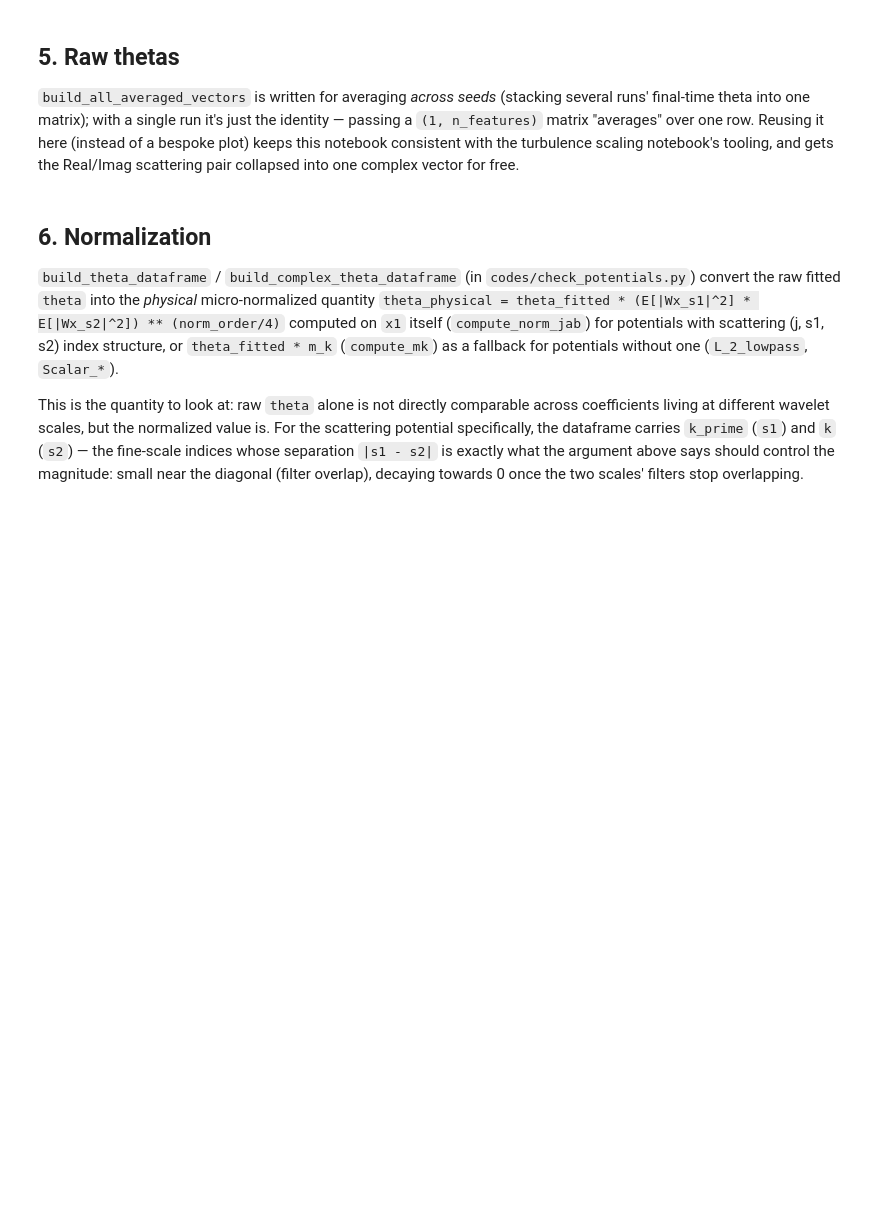
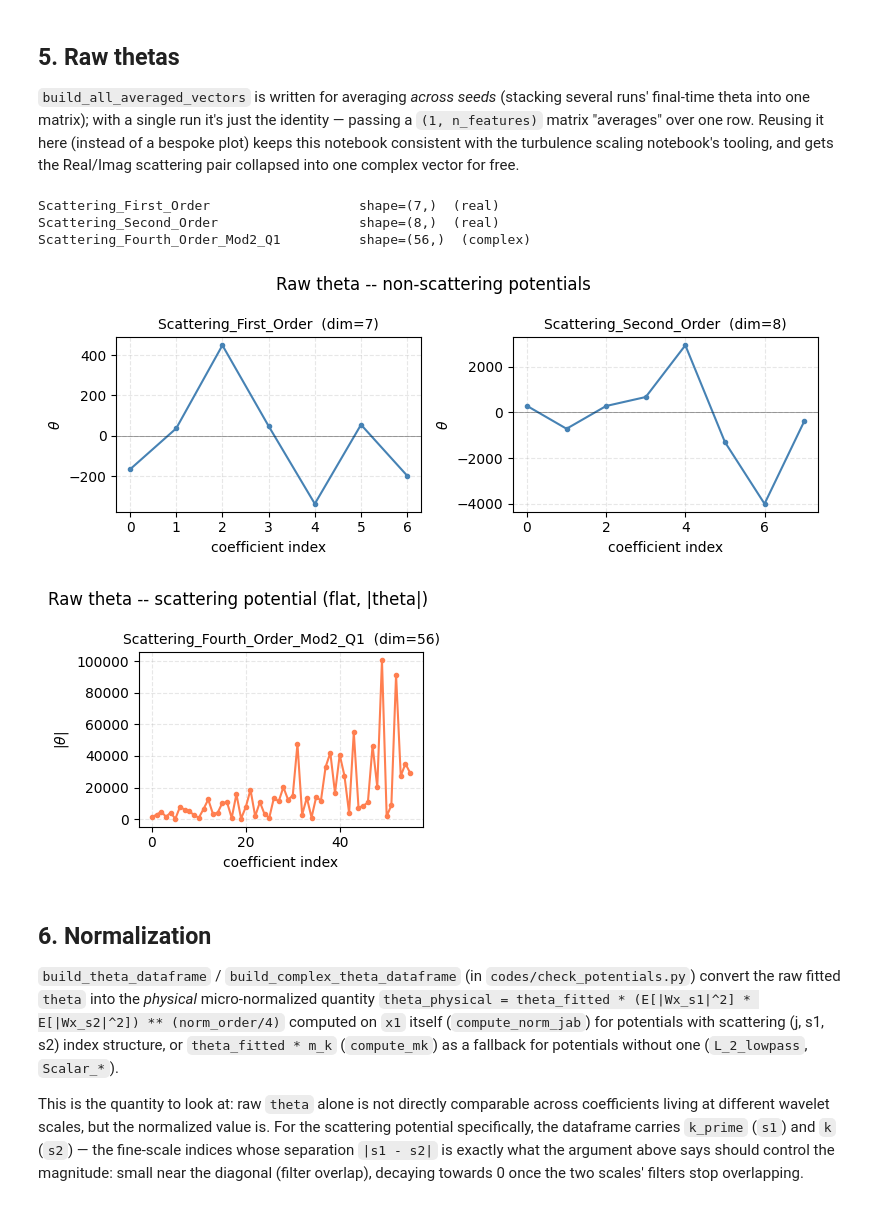
Before and after one commit to zelk-oss/MGD-for-Maximum-Entropy-Generation, a Jupyter notebook: gaussian_experiment/gaussian_theta_scaling.ipynb, the cells around one changed output. Drawn from its saved outputs; the diff is of its cells as text; code cells hidden in the pictures; blank space fills up the shorter version.

```diff
--- a/gaussian_experiment/gaussian_theta_scaling.ipynb
+++ b/gaussian_experiment/gaussian_theta_scaling.ipynb
@@ -181,21 +192,21 @@ potentials = get_1d_potentials(
     filters_Q=filters_Q, filters_Phi=filters_Phi,
 )
 
-potentials_dir = root / 'experiments' / resolved_config / 'fitted_potentials'
-if not potentials_dir.exists():
-    raise FileNotFoundError(f"No fitted_potentials dir at {potentials_dir}")
+# potentials_dir = root / 'experiments' / resolved_config / 'fitted_potentials'
+# if not potentials_dir.exists():
+#     raise FileNotFoundError(f"No fitted_potentials dir at {potentials_dir}")
 
-for name, p in potentials.items():
-    p.to(device)
-    if not hasattr(p, 'is_fitted'):
-        continue
-    state_path = potentials_dir / f'{name}.pt'
-    if not state_path.exists():
-        raise FileNotFoundError(f"[{name}] missing fitted state at {state_path}")
-    own_filters = p.filters
-    loaded_p = type(p).load_fixed_parameters(state_path, own_filters, map_location=device)
-    loaded_p.to(device)
-    potentials[name] = loaded_p
+# for name, p in potentials.items():
+#     p.to(device)
+#     if not hasattr(p, 'is_fitted'):
+#         continue
+#     state_path = potentials_dir / f'{name}.pt'
+#     if not state_path.exists():
+#         raise FileNotFoundError(f"[{name}] missing fitted state at {state_path}")
+#     own_filters = p.filters
+#     loaded_p = type(p).load_fixed_parameters(state_path, own_filters, map_location=device)
+#     loaded_p.to(device)
+#     potentials[name] = loaded_p
 
 theta_final = theta_t[-1].detach().cpu().numpy() if torch.is_tensor(theta_t) else np.asarray(theta_t)[-1]
 
@@ -218,18 +231,28 @@ free.
 # %%
 theta_vectors = build_all_averaged_vectors(
     theta_final[None, :], potentials, terms,
     real_imag_pairs=[(REAL_KEY, IMAG_KEY, COMPLEX_NAME)],
 )
 
 for name, vec in theta_vectors.items():
     kind = 'complex' if np.iscomplexobj(vec) else 'real'
     print(f"{name:40s} shape={vec.shape}  ({kind})")
 
 non_scattering_names = [k for k in theta_vectors if k != COMPLEX_NAME]
 plot_theta_by_potential(theta_vectors, potential_names=non_scattering_names,
                          title='Raw theta -- non-scattering potentials')
-plot_theta_by_potential(theta_vectors, potential_names=[COMPLEX_NAME], ncols=1,
-                         title='Raw theta -- scattering potential (flat, |theta|)')
+
+if COMPLEX_NAME in theta_vectors:
+    plot_theta_by_potential(theta_vectors, potential_names=[COMPLEX_NAME], ncols=1,
+                             title='Raw theta -- scattering potential (flat, |theta|)')
+else:
+    print(f"No scattering potential ({COMPLEX_NAME}) in this run's terms -- skipping.")
+# %% [output]
+Scattering_First_Order                   shape=(7,)  (real)
+Scattering_Second_Order                  shape=(8,)  (real)
+Scattering_Fourth_Order_Mod2_Q1          shape=(56,)  (complex)
+[figure, added]
+[figure, added]
 # %% [markdown]
 ## 6. Normalization
 
```
Also changed, not shown: parts of 8 cells of this notebook, 12 other files.
